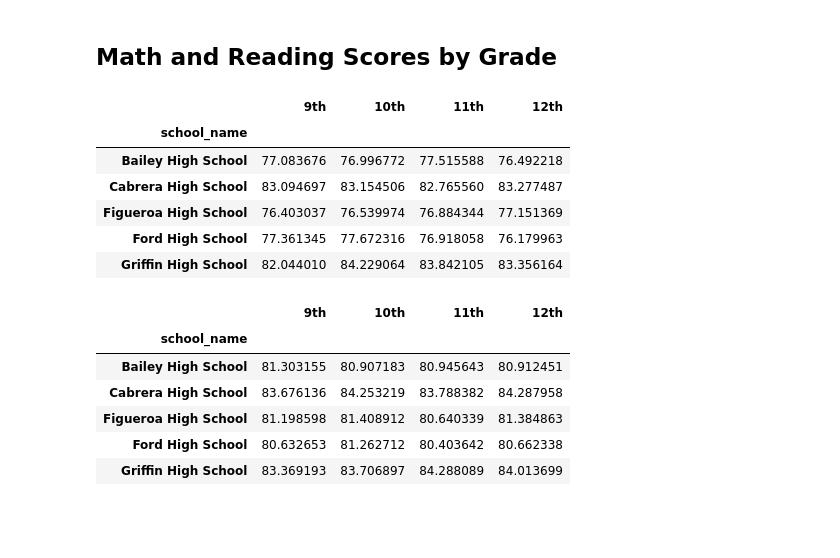
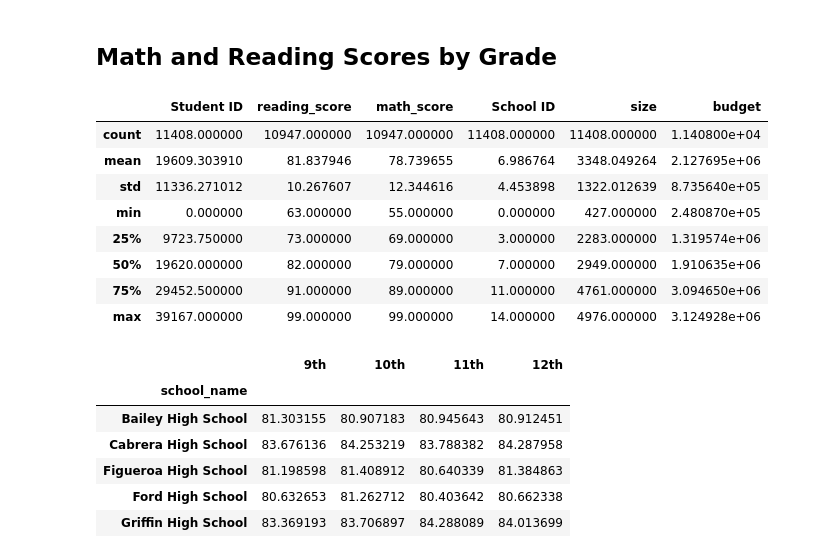
Before and after one commit to merinanto/School_District_Analysis, a Jupyter notebook: PyCitySchools_Challenge.ipynb, the cells around one changed output. Saved outputs shown, nothing was run; the diff lists cells and outputs as text; code cells hidden in the pictures; blank space fills up the shorter version.

```diff
--- a/PyCitySchools_Challenge.ipynb
+++ b/PyCitySchools_Challenge.ipynb
@@ -475,20 +420,26 @@ twelfth_grade_reading_scores = twelfth_graders.groupby(["school_name"]).mean()["
 # %%
 # Combine each Series for average math scores by school into single data frame.
 math_scores_by_grade = pd.DataFrame({
                "9th": ninth_grade_math_scores,
                "10th": tenth_grade_math_scores,
                "11th": eleventh_grade_math_scores,
                "12th": twelfth_grade_math_scores})
 
-math_scores_by_grade.head()
+math_scores_by_grade
+
+math_scores_by_grade_9 =[math_scores_by_grade["9th"]]
+math_scores_by_grade_9
+ninth_graders.describe()
 # %% [output]
-|  | 9th | 10th | 11th | 12th |
-| school_name |  |  |  |  |
-| Bailey High School | 77.083676 | 76.996772 | 77.515588 | 76.492218 |
-| Cabrera High School | 83.094697 | 83.154506 | 82.765560 | 83.277487 |
-| Figueroa High School | 76.403037 | 76.539974 | 76.884344 | 77.151369 |
-| Ford High School | 77.361345 | 77.672316 | 76.918058 | 76.179963 |
-| Griffin High School | 82.044010 | 84.229064 | 83.842105 | 83.356164 |
+|  | Student ID | reading_score | math_score | School ID | size | budget |
+| count | 11408.000000 | 10947.000000 | 10947.000000 | 11408.000000 | 11408.000000 | 1.140800e+04 |
+| mean | 19609.303910 | 81.837946 | 78.739655 | 6.986764 | 3348.049264 | 2.127695e+06 |
+| std | 11336.271012 | 10.267607 | 12.344616 | 4.453898 | 1322.012639 | 8.735640e+05 |
+| min | 0.000000 | 63.000000 | 55.000000 | 0.000000 | 427.000000 | 2.480870e+05 |
+| 25% | 9723.750000 | 73.000000 | 69.000000 | 3.000000 | 2283.000000 | 1.319574e+06 |
+| 50% | 19620.000000 | 82.000000 | 79.000000 | 7.000000 | 2949.000000 | 1.910635e+06 |
+| 75% | 29452.500000 | 91.000000 | 89.000000 | 11.000000 | 4761.000000 | 3.094650e+06 |
+| max | 39167.000000 | 99.000000 | 99.000000 | 14.000000 | 4976.000000 | 3.124928e+06 |
 # %%
 # Combine each Series for average reading scores by school into single data frame.
 reading_scores_by_grade = pd.DataFrame({
```
Also changed, not shown: parts of 20 cells of this notebook.
